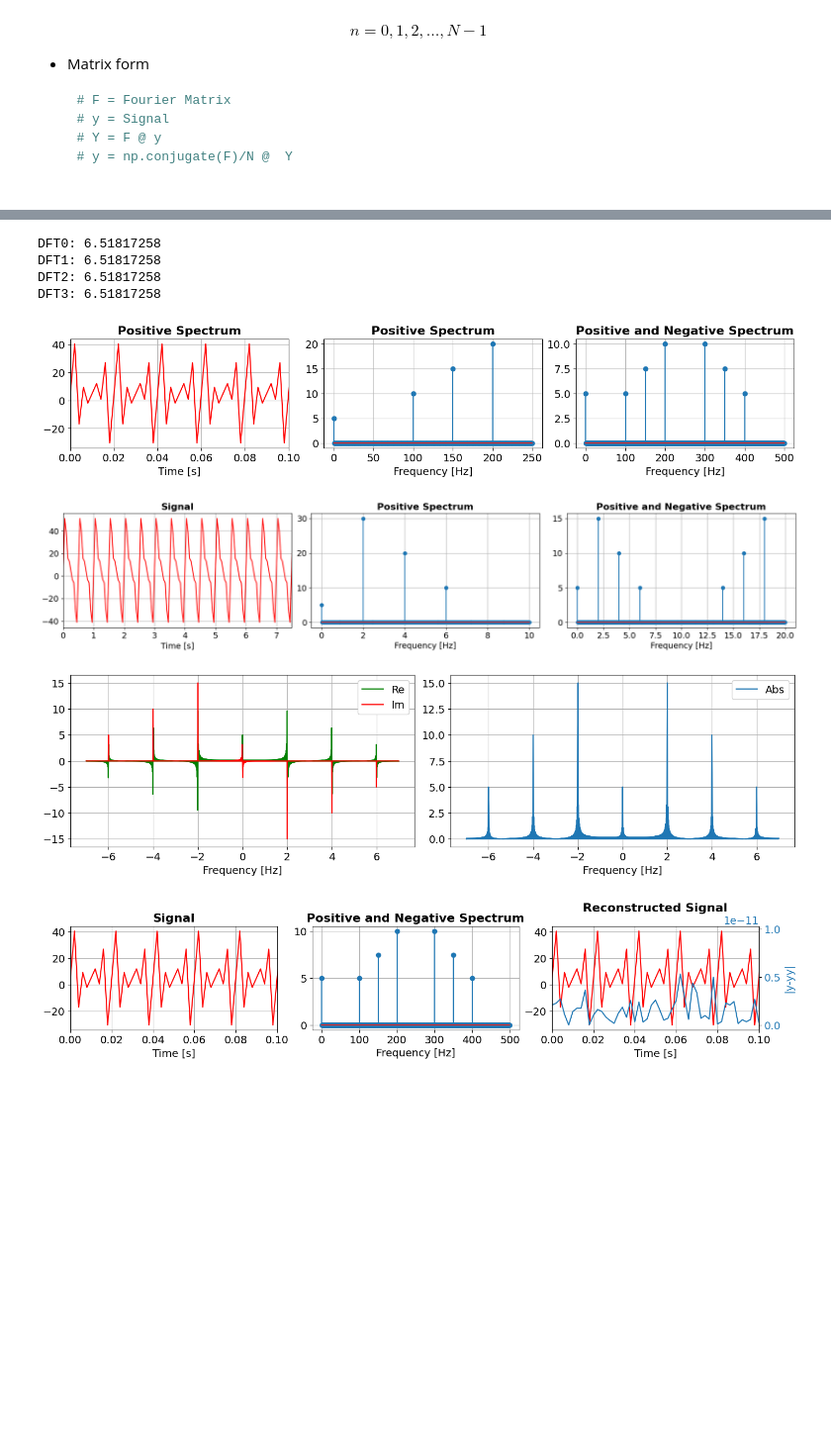
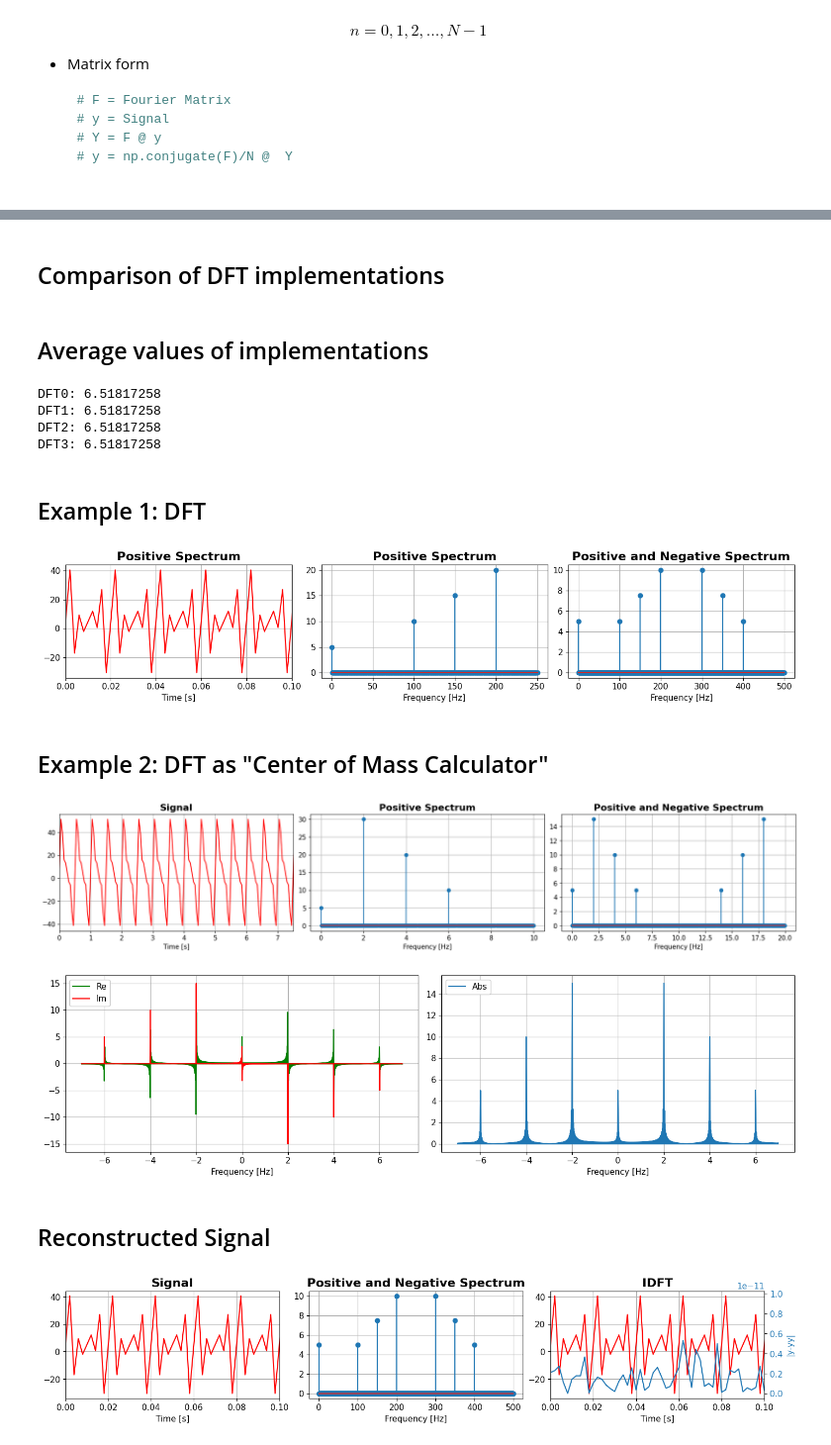
Before and after one commit to GenioSainz/Colab-Demos, a Jupyter notebook: scripts/FourierAnalysis.ipynb, the cells around one changed output, grey strips where cells are left out. Shown: that part at 99% size. Saved outputs shown, nothing was run; the diff lists cells and outputs as text; code cells hidden in the pictures; blank space fills up the shorter version.

```diff
--- a/scripts/FourierAnalysis.ipynb
+++ b/scripts/FourierAnalysis.ipynb
@@ -26,5 +28,4 @@ $$n=0,1,2,\ldots,N-1$$
 # %%
-# @title Import libraries and customize matplotlib styles params
 
 import numpy as np
 import matplotlib.pyplot as plt
@@ -34,7 +35,7 @@ import matplotlib.pyplot as plt
 # set defaults
 plt.rcParams.update(plt.rcParamsDefault)
 
-SMALL_SIZE  = 14
+SMALL_SIZE  = 11
 MEDIUM_SIZE = 14
 BIGGER_SIZE = 16
 
@@ -51,7 +52,7 @@ plt.rc('ytick',labelsize=SMALL_SIZE)
 # legend
 plt.rc('legend',fontsize =SMALL_SIZE)
 plt.rc('legend',framealpha=1)
-plt.rc('legend',loc='upper center')
+plt.rc('legend',loc='upper left')
 # lines
 plt.rc('lines',linewidth=1.5)
 # grid
@@ -60,7 +61,7 @@ plt.rc('axes' ,grid=True)
 # pixel in inches
 px2inch = 1/plt.rcParams['figure.dpi']
 
-def plot_sets(ax,ti='',xla='',yla='',ba=1,xli=False,yli=False,leg=False,leg_loc=1):
+def plot_sets(ax,ti='',xla='',yla='',ba=1,xli=False,yli=False,leg=False):
 
     ax.set_title(ti)
     ax.set_xlabel(xla)
@@ -69,9 +70,10 @@ def plot_sets(ax,ti='',xla='',yla='',ba=1,xli=False,yli=False,leg=False,leg_loc=
 
     if xli: ax.set_xlim(xli)
     if yli: ax.set_ylim(yli)
-    if leg: ax.legend(loc=leg_loc)
+    if leg: ax.legend()
+# %% [markdown]
+## Comparison of DFT implementations
 # %%
-# @title Comparison of DFT implementations
 
 def get_signal(t,A_array=[1,2,2],f_array=[10,20,30]):
 
@@ -103,7 +105,7 @@ def DFT2(y):
         Y[k] = np.dot( y, np.exp(-2*np.pi*1j*k*tn) )
     return Y
 
-def DFT3(y,return_matrix=False):
+def DFT3(y):
 
     # DFT: Matrix implementation
     #
@@ -132,9 +134,28 @@ def DFT3(y,return_matrix=False):
     F  = np.exp(-2*np.pi*1j*Fi)
     Y  = F @ y
 
-    if return_matrix: return Y,F
-    else:             return Y
+    return Y
 
+def IDFT(Y):
+
+    N  = Y.size
+    k  = np.arange(N).reshape(N,1)
+    tn = k.T/N
+    Fi = k @ tn
+    F  = np.exp(-2*np.pi*1j*Fi)
+    y  = np.conjugate(F)/N @  Y
+
+    return y
+
+def IDFT2(Y):
+
+    N  = Y.size
+    y  = np.zeros_like(Y)
+    tn = np.arange(0,N)/N
+
+    for k in range(N):
+        y[k] = 1/N * np.dot( Y, np.exp(2*np.pi*1j*k*tn) )
+    return y
 
 def spectrum_frequencies(Y,fs):
 
@@ -154,4 +175,6 @@ def noise(y,k):
     RMS = np.sqrt( np.sum( y**2)/N )
 
     return k*RMS*np.random.randn(*y.shape)
+# %% [markdown]
+##  Average values of implementations
 # %%
@@ -172,8 +194,9 @@ DFT0: 6.51817258
 DFT1: 6.51817258
 DFT2: 6.51817258
 DFT3: 6.51817258
+# %% [markdown]
+## Example 1: DFT
 # %%
-# @title Example 1
 
 N  = 1000
 Fs = 500
@@ -198,5 +221,7 @@ plot_sets(ax[0],ti='Positive Spectrum',xla='Time [s]',ba=0.5,xli=[0,10 * 1/np.mi
 plot_sets(ax[1],ti='Positive Spectrum',xla='Frequency [Hz]',ba=0.5)
 plot_sets(ax[2],ti='Positive and Negative Spectrum',xla='Frequency [Hz]',ba=0.5)
 # %% [output]
-[figure, old version]
+[figure, new version]
+# %% [markdown]
+## Example 2: DFT as "Center of Mass Calculator"
 # %%
@@ -240,7 +264,7 @@ plot_sets(ax[0],ti='Signal',xla='Time [s]',ba=0.5,xli=[0,15 * 1/np.min(f_array)]
 plot_sets(ax[1],ti='Positive Spectrum',xla='Frequency [Hz]',ba=0.5)
 plot_sets(ax[2],ti='Positive and Negative Spectrum',xla='Frequency [Hz]',ba=0.5);
 # %% [output]
-[figure, old version]
+[figure, new version]
 # %%
 %matplotlib inline
 fig, ax = plt.subplots(1,2,constrained_layout=True,figsize=(1400*px2inch , 700*px2inch))
@@ -252,41 +276,43 @@ ax[1].plot(Fwinding,xyc,label='Abs')
 plot_sets(ax[0],xla='Frequency [Hz]',ba=0.5,leg=True)
 plot_sets(ax[1],xla='Frequency [Hz]',ba=0.5,leg=True);
 # %% [output]
-[figure, old version]
+[figure, new version]
+# %% [markdown]
+## Reconstructed Signal
 # %%
-# @title Reconstructed Signal
 
 N  = 1000
 Fs = 500
 Ts = 1/Fs
 t  = np.arange(0,N)*Ts
 
 # Signal y
 A_array = np.array( [10,  15,  20 ] )
 f_array = np.array( [100, 150, 200] )
 DC      = 5
 y       = DC + get_signal(t,A_array,f_array)
 
 Yall,Ypos,fall,fpos = spectrum_frequencies(DFT0(y),Fs)
 
 # Reconstructed Signal yy
-YY,F = DFT3(y,return_matrix=True)
-yy = np.conjugate(F)/N @  YY
+YY  = DFT3(y)
+yy  = IDFT(YY)
 
 %matplotlib inline
 fig, ax = plt.subplots(1,3,constrained_layout=True,figsize=(1400*px2inch , 700*px2inch))
 
 ax[0].plot(t,y,'r')
 ax[1].stem(fall,Yall)
-ax[2].plot(t,np.real(yy),'r')
+ax[2].plot(t,np.real(yy) ,'r')
+
 axL = ax[2].twinx()
 axL.plot(t,np.abs(y-np.real(yy)))
 axL.tick_params(axis='y', labelcolor='tab:blue')
 axL.set_ylabel('|y-yy|',color='tab:blue')
 axL.grid(False)
 
 plot_sets(ax[0],ti='Signal',xla='Time [s]',ba=0.5,xli=[0,10 * 1/np.min(f_array)])
 plot_sets(ax[1],ti='Positive and Negative Spectrum',xla='Frequency [Hz]',ba=0.5)
-plot_sets(ax[2],ti='Reconstructed Signal',xla='Time [s]',ba=0.5,xli=[0,10 * 1/np.min(f_array)])
+plot_sets(ax[2],ti='IDFT',xla='Time [s]',ba=0.5,xli=[0,10 * 1/np.min(f_array)])
 # %% [output]
-[figure, old version]
+[figure, new version]
```
Also changed, not shown: parts of 4 cells of this notebook, 13 other files.
